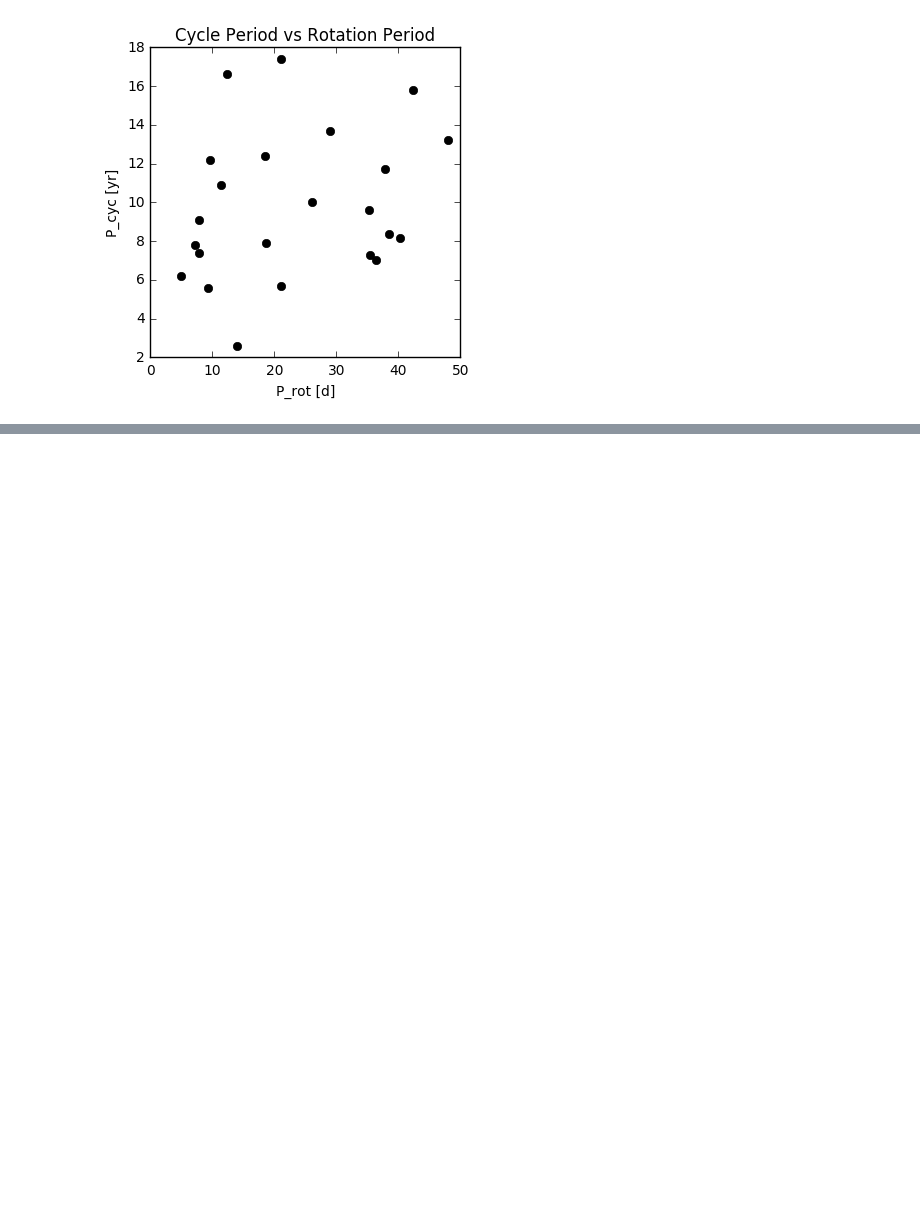
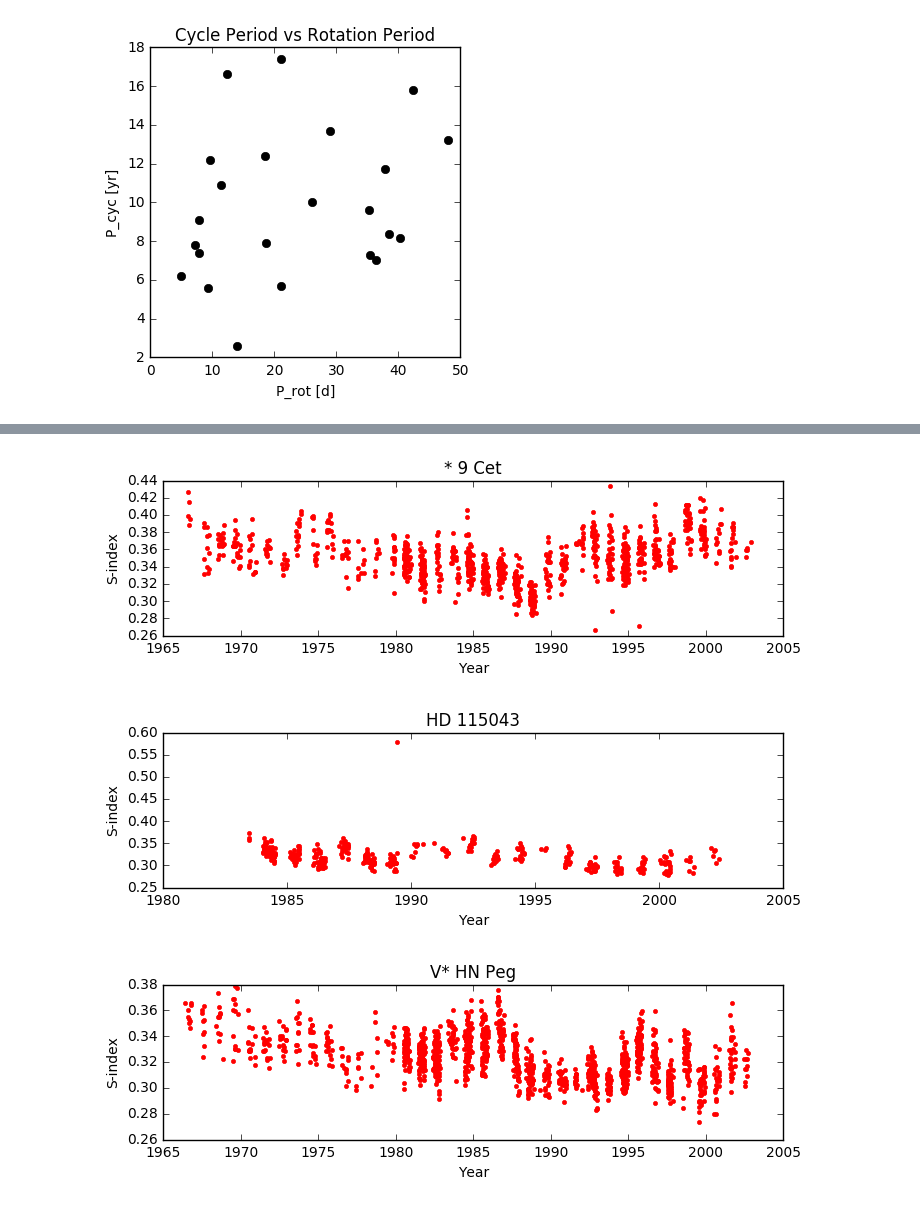
Before and after one commit to NCAR/sunstardb, a Jupyter notebook: sunstardb long example.ipynb, the cells around one changed output, grey strips where cells are left out. Saved outputs shown, nothing was run; the diff lists cells and outputs as text; code cells hidden in the pictures; blank space fills up the shorter version.

Commit message:
Add timeseries example

```diff
--- a/sunstardb long example.ipynb
+++ b/sunstardb long example.ipynb
@@ -291,0 +296,23 @@ plt.title("Cycle Period vs Rotation Period")
+# %%
+# Get the list of stars which have timeseries data from the MWO_HK source
+mwo_stars = db.fetch_starlist('timeseries', source='MWO_HK')
+
+# Iterate through the list, print statistics and plot
+for star in mwo_stars[0:3]: # Limit to 3 for this example
+    starname = star['name']
+
+    # Fetch the time series from sunstardb
+    ts_mwo = db.fetch_timeseries('S', starname, source='MWO_HK')
+    # Convert time axis from 'datetime' object to astropy.time.Time
+    t_mwo = astropy.time.Time(ts_mwo['obs_time'], format='datetime')
+    S_mwo = ts_mwo['S']
+    # Print statistics
+    print "%-15s N_obs=%4i t_start=%s t_end=%s" % (starname, S_mwo.size, t_mwo[0].isot, t_mwo[-1].isot)
+
+    # Plot timeseries
+    plt.figure(figsize=(8,2))
+    plt.plot(t_mwo.decimalyear, S_mwo, 'r.')
+    plt.title(starname)
+    plt.xlabel('Year')
+    plt.ylabel('S-index')
+# %% [output]
@@ -291,0 +322,3 @@ plt.title("Cycle Period vs Rotation Period")
+[figure, added]
+[figure, added]
+[figure, added]
```
Also changed, not shown: parts of 2 cells of this notebook.
